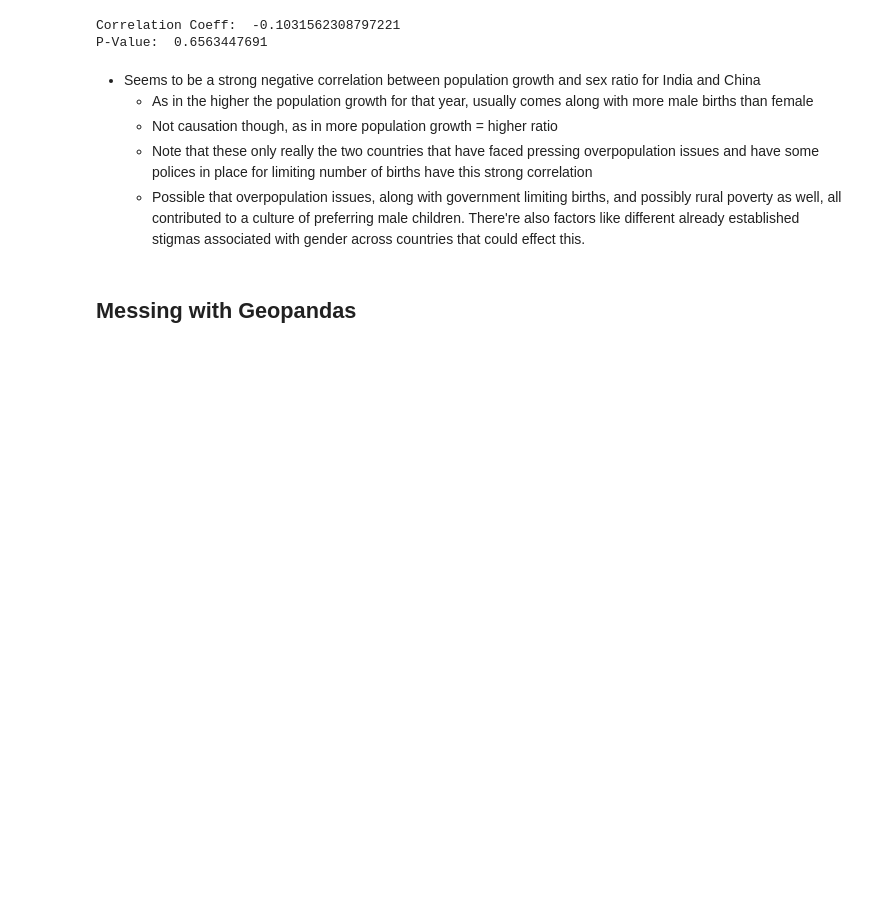
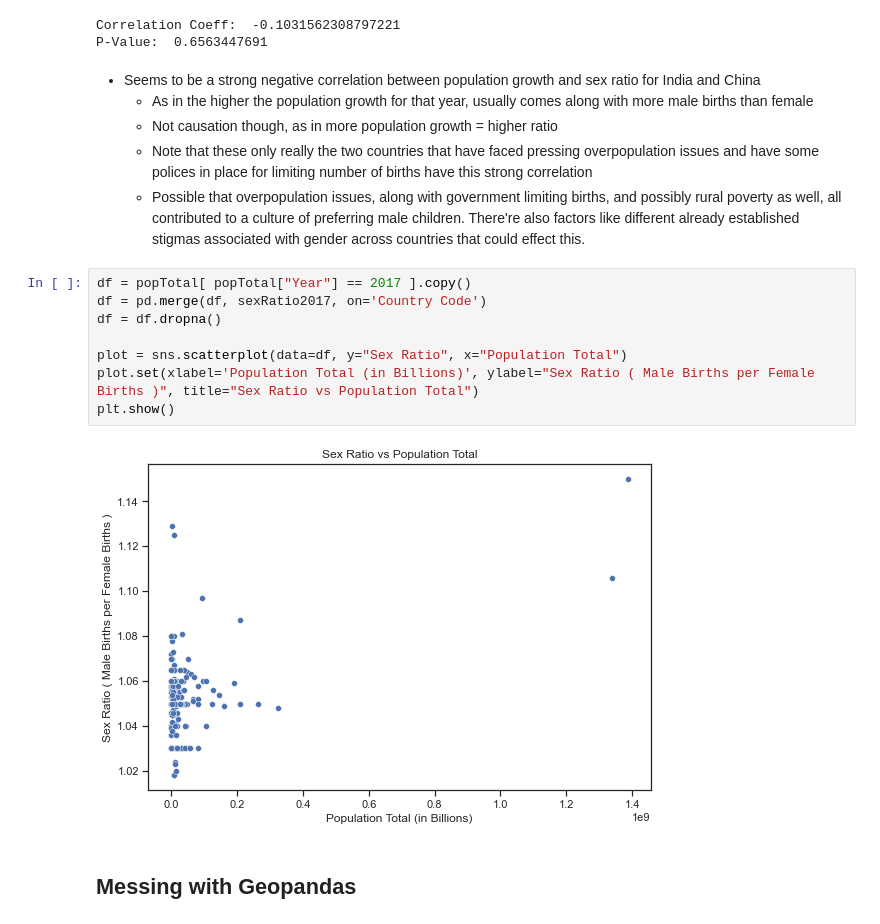
Before and after one commit to annapoliswu/CISC367_Final, a Jupyter notebook: messy-china-population-analysis.ipynb, the cells around one changed output. Drawn from its saved outputs; the diff is of its cells as text; blank space fills up the shorter version.

```diff
--- a/messy-china-population-analysis.ipynb
+++ b/messy-china-population-analysis.ipynb
@@ -441,6 +441,16 @@ P-Value:  0.6563447691
     * Not causation though, as in more population growth = higher ratio
     * Note that these only really the two countries that have faced pressing overpopulation issues and have some polices in place for limiting number of births have this strong correlation
     * Possible that overpopulation issues, along with government limiting births, and possibly rural poverty as well, all contributed to a culture of preferring male children. There're also factors like different already established stigmas associated with gender across countries that could effect this.
+# %%
+df = popTotal[ popTotal["Year"] == 2017 ].copy()
+df = pd.merge(df, sexRatio2017, on='Country Code')
+df = df.dropna()
+
+plot = sns.scatterplot(data=df, y="Sex Ratio", x="Population Total")
+plot.set(xlabel='Population Total (in Billions)', ylabel="Sex Ratio ( Male Births per Female Births )", title="Sex Ratio vs Population Total")
+plt.show()
+# %% [output]
+[figure, added]
 # %% [markdown]
 ## Messing with Geopandas
 # %%
```
Also changed, not shown: parts of 1 cell of this notebook.
